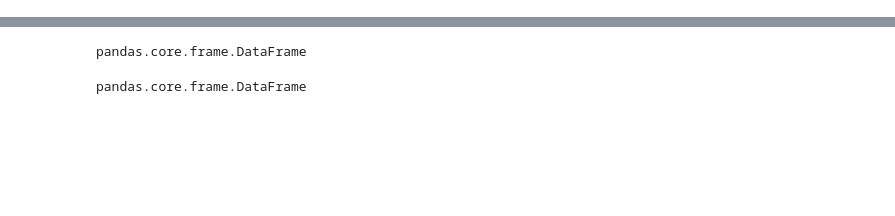
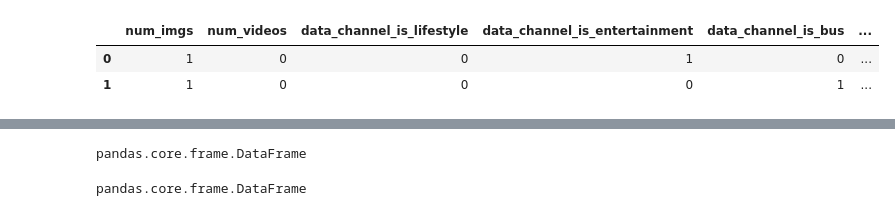
Before and after one commit to gokulramanaa/Online_news_popularity, a Jupyter notebook: Data Mining_New Project.ipynb, the cells around one changed output, grey strips where cells are left out. Saved outputs shown, nothing was run; the diff lists cells and outputs as text; code cells hidden in the pictures; blank space fills up the shorter version.

```diff
--- a/Data Mining_New Project.ipynb
+++ b/Data Mining_New Project.ipynb
@@ -93,4 +174,4 @@ data_pop.columns
 # %%
-data_pop.drop(data_pop.columns[[0,1,2,3,4,5,6,7,10,11,18,19,20,21,22,23,24,25,26,27,28,29,30,31,32,33,34,35,36,38,39,40,41,42,50,51,53,54,55,56,57]],axis=1,inplace = True)
+data_pop.drop(data_pop.columns[[0,1,2,3,4,5,6,7,10,11,18,19,20,21,22,23,24,25,26,27,28,29,30,31,32,33,34,35,36,38,39,40,41,42,47,48,50,51,53,54,55,56,59]],axis=1,inplace = True)
 # %%
 data_pop.columns
@@ -112,5 +233,9 @@ data_pop.describe()
 # %%
-data_pop
+data_pop.head(2)
+# %% [output]
+|  | num_imgs | num_videos | data_channel_is_lifestyle | data_channel_is_entertainment | data_channel_is_bus | ... |
+| 0 | 1 | 0 | 0 | 1 | 0 | ... |
+| 1 | 1 | 0 | 0 | 0 | 1 | ... |
 # %%
 data_weekend = data_pop[data_pop['is_weekend']==1].copy()
 data_weekday = data_pop[data_pop['is_weekend']==0].copy()
```
Also changed, not shown: parts of 37 cells of this notebook.
